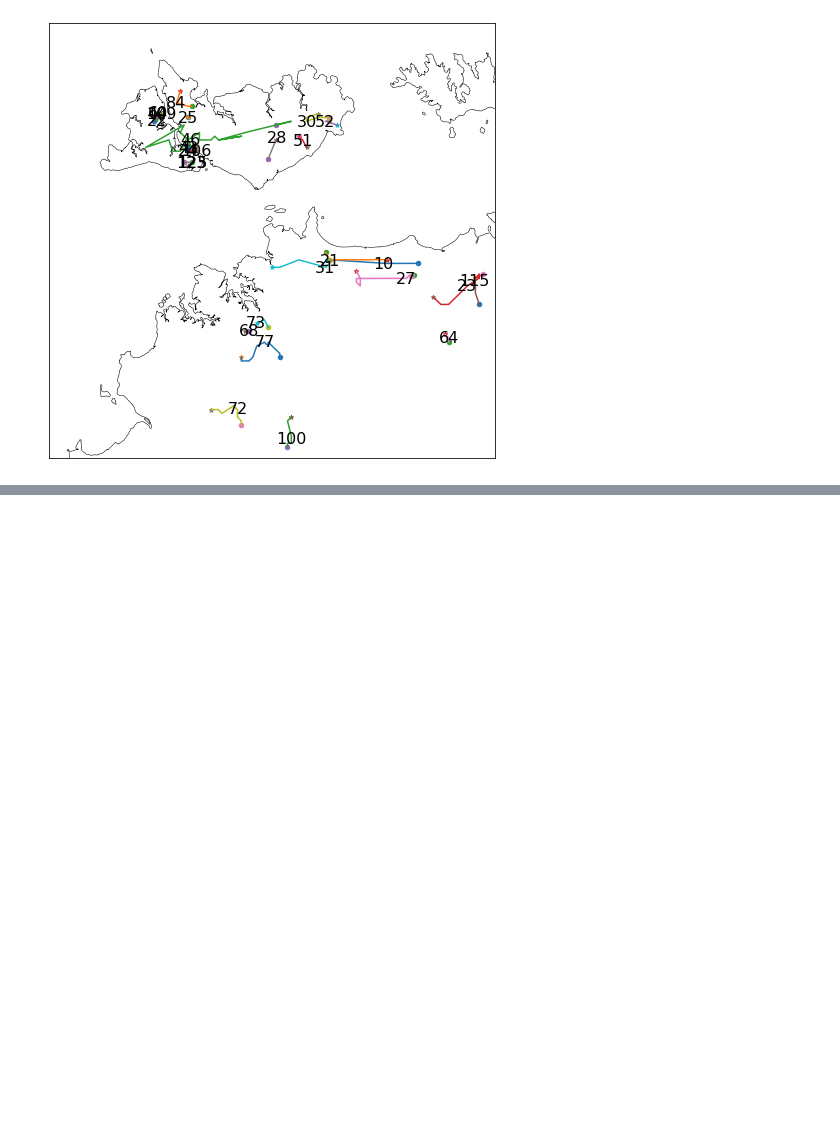
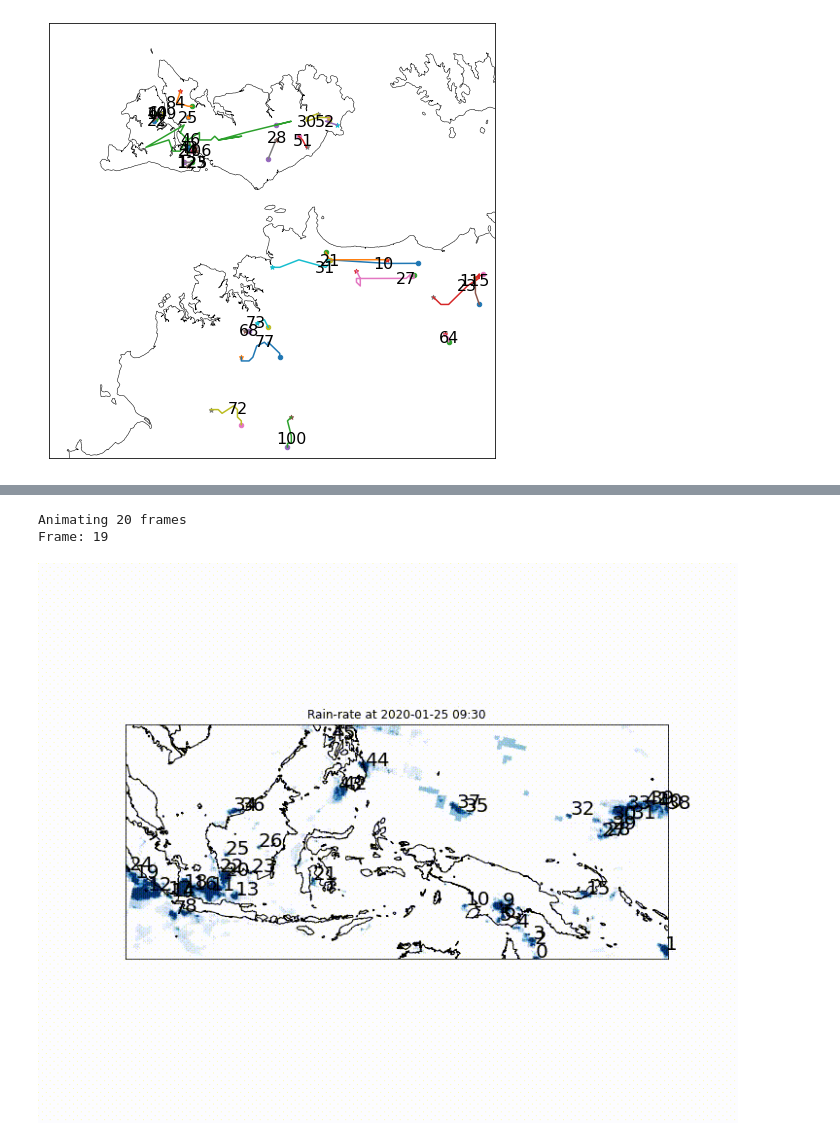
Before and after one commit to antarcticrainforest/tintX, a Jupyter notebook: examples/RainTracking.ipynb, the cells around one changed output, grey strips where cells are left out. Saved outputs shown, nothing was run; the diff lists cells and outputs as text; code cells hidden in the pictures; blank space fills up the shorter version.

```diff
--- a/examples/RainTracking.ipynb
+++ b/examples/RainTracking.ipynb
@@ -117,0 +236,7 @@ ax = plot_traj(RD.tracks, RD.lons, RD.lats, basemap_res='f', label=True, size=20
+# %%
+RD.animate(trackdir / 'ani' / f'sat_tracks_{suffix}.mp4', vmax=3,
+           overwrite=True, dt=9.5, tracers=True, basemap_res='i', embed_gif=True)
+# %% [output]
+Animating 20 frames
+Frame: 19
+[figure, added]
```
Also changed, not shown: parts of 14 cells of this notebook, 34 other files.
